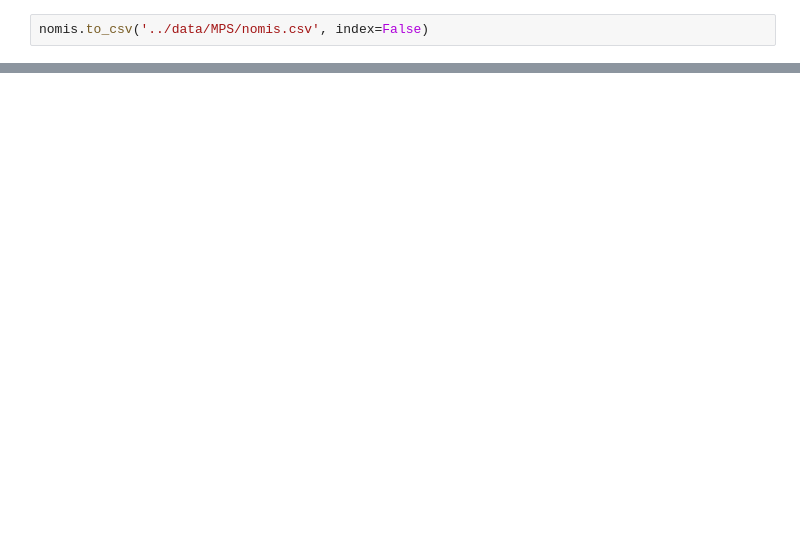
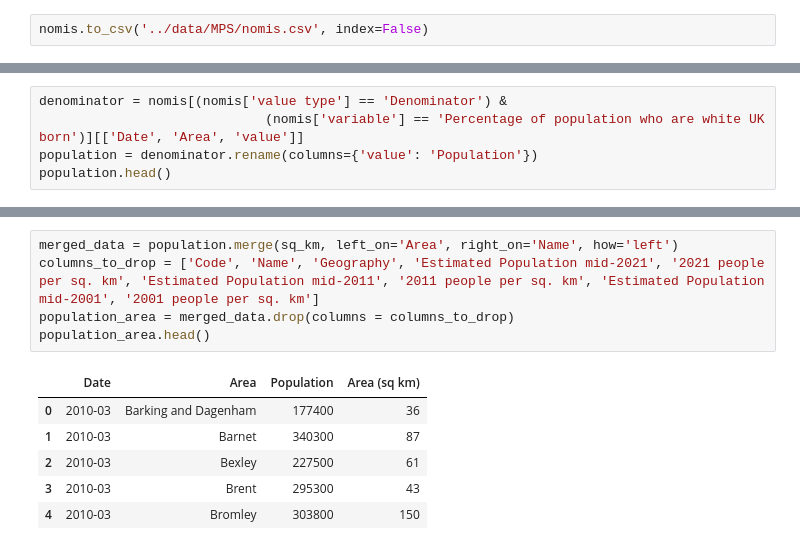
Before and after one commit to mlsystemdesignproject/neighbourhood-safety-prediction, a Jupyter notebook: notebooks/EDA_agg.ipynb, the cells around one changed output, grey strips where cells are left out. Drawn from its saved outputs; the diff is of its cells as text; blank space fills up the shorter version.

```diff
--- a/notebooks/EDA_agg.ipynb
+++ b/notebooks/EDA_agg.ipynb
@@ -316,0 +357,5 @@ nomis.to_csv('../data/MPS/nomis.csv', index=False)
+# %%
+denominator = nomis[(nomis['value type'] == 'Denominator') &
+                             (nomis['variable'] == 'Percentage of population who are white UK born')][['Date', 'Area', 'value']]
+population = denominator.rename(columns={'value': 'Population'})
+population.head()
@@ -316,0 +383,12 @@ nomis.to_csv('../data/MPS/nomis.csv', index=False)
+# %%
+merged_data = population.merge(sq_km, left_on='Area', right_on='Name', how='left')
+columns_to_drop = ['Code', 'Name', 'Geography', 'Estimated Population mid-2021', '2021 people per sq. km', 'Estimated Population mid-2011', '2011 people per sq. km', 'Estimated Population mid-2001', '2001 people per sq. km']
+population_area = merged_data.drop(columns = columns_to_drop)
+population_area.head()
+# %% [output]
+|  | Date | Area | Population | Area (sq km) |
+| 0 | 2010-03 | Barking and Dagenham | 177400 | 36 |
+| 1 | 2010-03 | Barnet | 340300 | 87 |
+| 2 | 2010-03 | Bexley | 227500 | 61 |
+| 3 | 2010-03 | Brent | 295300 | 43 |
+| 4 | 2010-03 | Bromley | 303800 | 150 |
```
Also changed, not shown: parts of 17 cells of this notebook.
